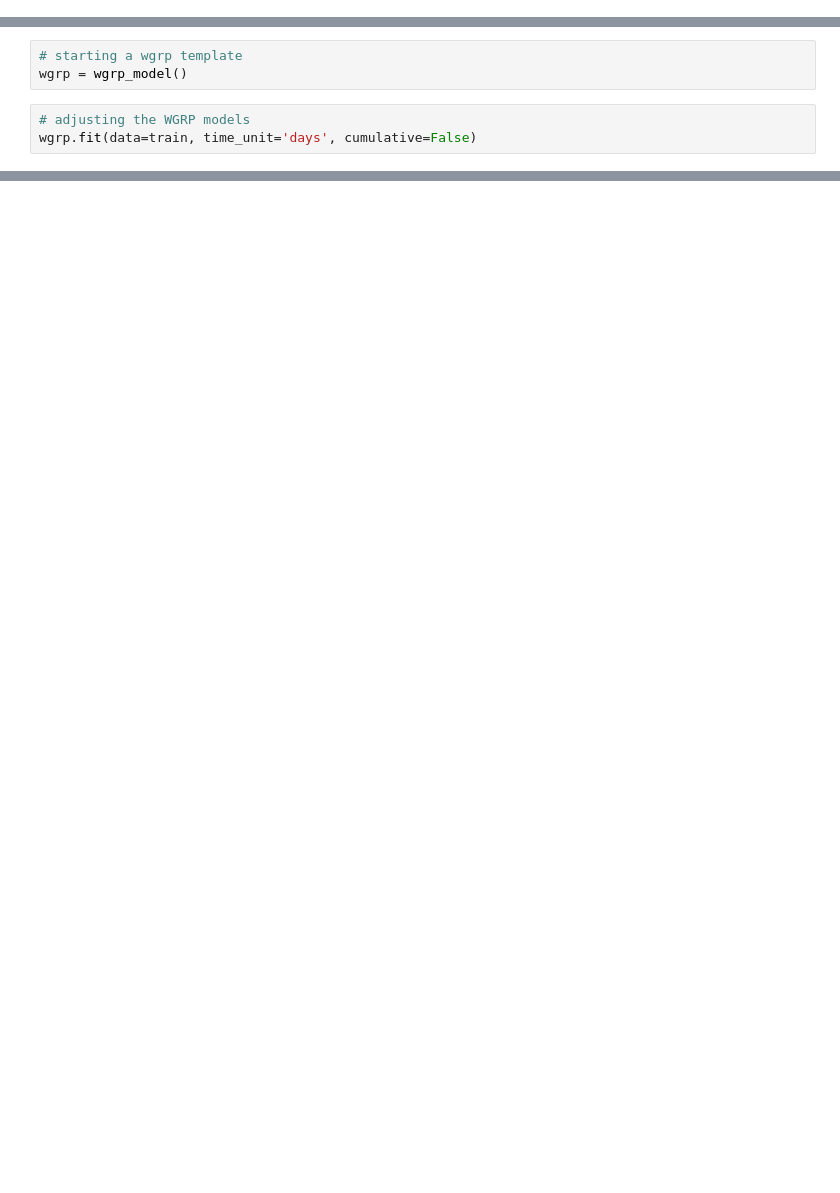
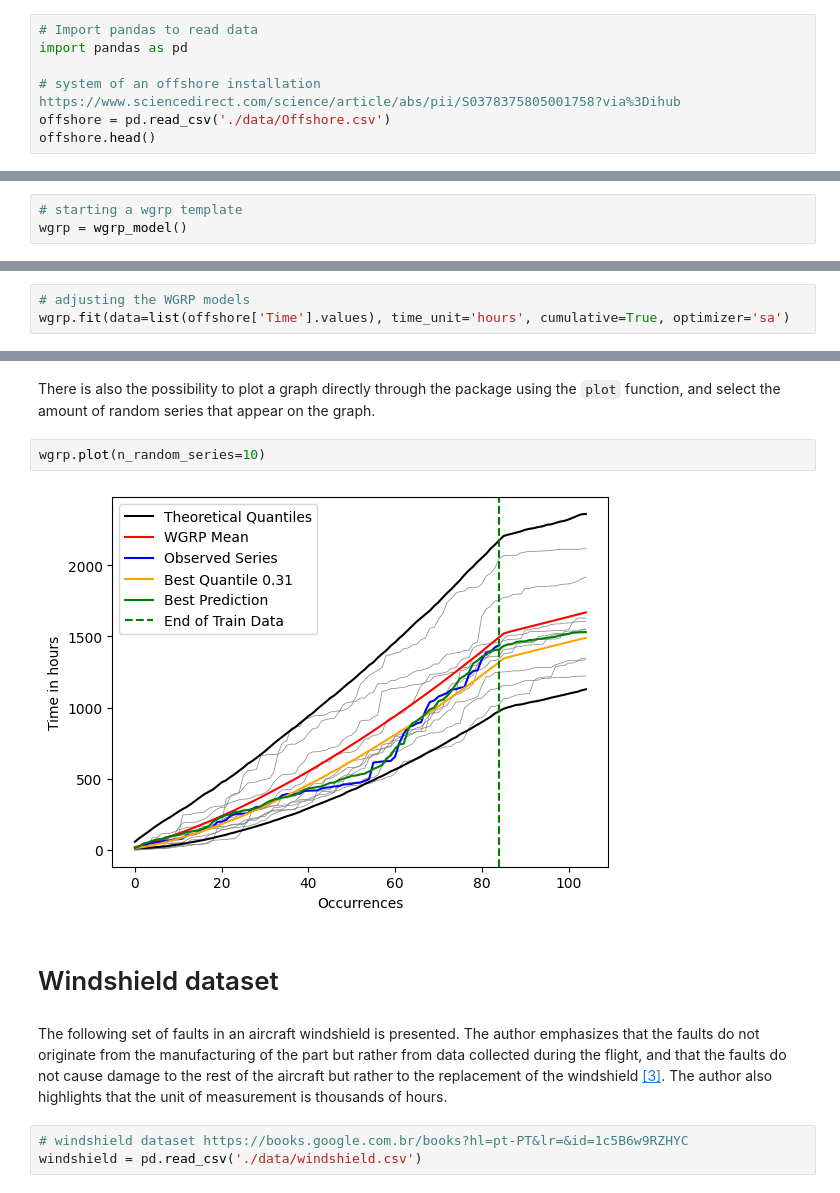
Before and after one commit to danttis/wgrp, a Jupyter notebook: Example_of_use.ipynb, the cells around one changed output, grey strips where cells are left out. Cells and saved outputs as stored; diff of their text form; blank space fills up the shorter version.

```diff
--- a/Example_of_use.ipynb
+++ b/Example_of_use.ipynb
@@ -69,0 +29,7 @@ train
+# %%
+# Import pandas to read data
+import pandas as pd
+
+# system of an offshore installation https://www.sciencedirect.com/science/article/abs/pii/S0378375805001758?via%3Dihub
+offshore = pd.read_csv('./data/Offshore.csv')
+offshore.head()
@@ -70,6 +43,3 @@ train
 # %%
 # starting a wgrp template
 wgrp = wgrp_model()
-# %%
-# adjusting the WGRP models
-wgrp.fit(data=train, time_unit='days', cumulative=False)
@@ -312,0 +48,3 @@ plt.show()
+# %%
+# adjusting the WGRP models
+wgrp.fit(data=list(offshore['Time'].values), time_unit='hours', cumulative=True, optimizer='sa')
@@ -312,0 +88,13 @@ plt.show()
+# %% [markdown]
+There is also the possibility to plot a graph directly through the package using the `plot` function, and select the amount of random series that appear on the graph.
+# %%
+wgrp.plot(n_random_series=10)
+# %% [output]
+[figure, added]
+# %% [markdown]
+# Windshield dataset
+# %% [markdown]
+The following set of faults in an aircraft windshield is presented. The author emphasizes that the faults do not originate from the manufacturing of the part but rather from data collected during the flight, and that the faults do not cause damage to the rest of the aircraft but rather to the replacement of the windshield [[3]](https://books.google.com.br/books?hl=pt-PT&lr=&id=1c5B6w9RZHYC). The author also highlights that the unit of measurement is thousands of hours.
+# %%
+# windshield dataset https://books.google.com.br/books?hl=pt-PT&lr=&id=1c5B6w9RZHYC
+windshield = pd.read_csv('./data/windshield.csv')
```
Also changed, not shown: parts of 67 cells of this notebook, 9 other files.
